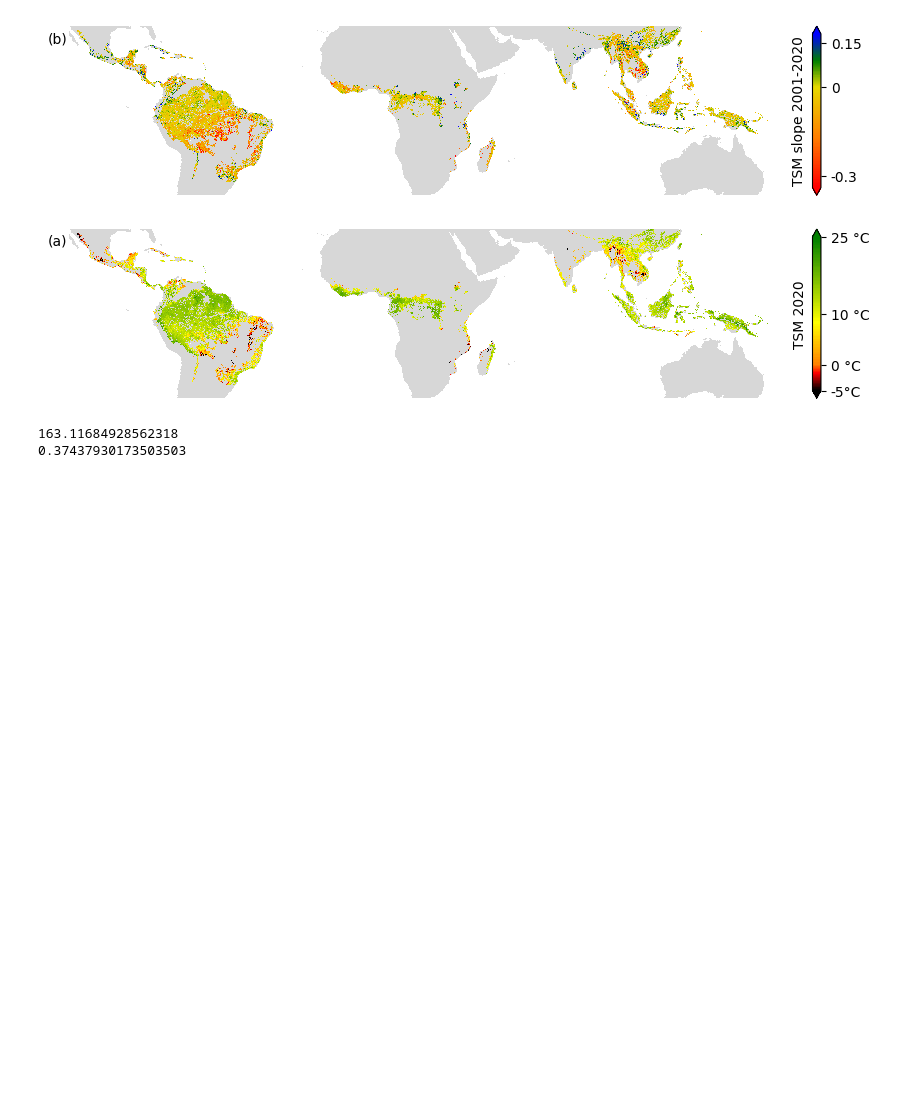
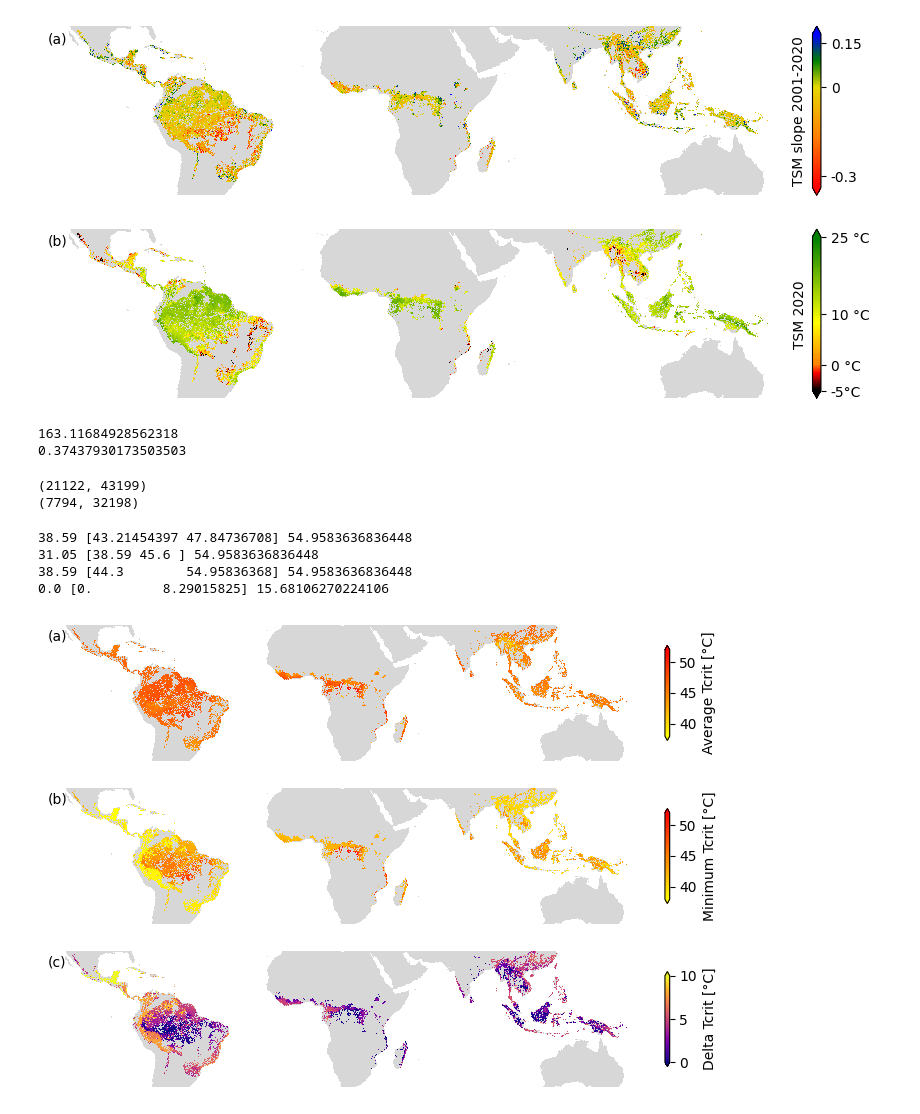
Before and after one commit to gaslen/Tcrit_tropical, a Jupyter notebook: figures.ipynb, the cells around one changed output. Cells and saved outputs as stored; diff of their text form; code cells hidden in the pictures; blank space fills up the shorter version.

Commit message:
figure 4 done

```diff
--- a/figures.ipynb
+++ b/figures.ipynb
@@ -152,6 +72,5 @@ def shiftedColorMap(cmap, start=0, midpoint=0.5, stop=1.0, name='shiftedcmap'):
 # %%
-fig, (ax1, ax2) = plt.subplots(
-    2, 1, figsize=(10,4), gridspec_kw={'left': 0.05, 'right': 0.95, 'top': 0.98, 'bottom': 0.05})
+fig, (ax1, ax2) = plt.subplots(2, 1, figsize=(10,4), gridspec_kw={'left': 0.05, 'right': 0.95, 'top': 0.98, 'bottom': 0.05})
 
 for ax in [ax1, ax2]:
     ax.imshow(terra[slice_tropics], cmap=cmap_terra)
@@ -173,7 +92,7 @@ im.set_rasterized(True)
 # color bar
 cbar = fig.colorbar(im, extend='both', shrink=1, ticks = [-0.3, 0, 0.15], format= mticker.FixedFormatter([-0.3,0,0.15]),)
 cbar.ax.set_ylabel('TSM slope 2001-2020', rotation=90, labelpad=-50, fontdict={'fontsize': 10})
-ax1.text(-0.03, 0.97, '(a)', transform=ax2.transAxes,fontsize=10, va='top', ha='left')
+ax1.text(-0.03, 0.97, '(a)', transform=ax1.transAxes,fontsize=10, va='top', ha='left')
 
 # Plot TSM 2020 map (figure 1b)
 colors_ = [(0, 0, 0), (1, 0, 0), (1, 1, 0), (0, 0.5, 0)]
@@ -191,9 +110,8 @@ im.set_rasterized(True)
 # colorbar
 cbar = fig.colorbar(im, extend='both', shrink=1, ticks = [-5, 0, 10, 25], format= mticker.FixedFormatter([f'-5°C', '0 °C', '10 °C', f'25 °C']),)
 cbar.ax.set_ylabel('TSM 2020', rotation=90, labelpad=-55, fontdict={'fontsize': 10})
-ax2.text(-0.03, 0.97, '(b)', transform=ax1.transAxes,fontsize=10, va='top', ha='left')
+ax2.text(-0.03, 0.97, '(b)', transform=ax2.transAxes,fontsize=10, va='top', ha='left')
 
-plt.tight_layout()
 plt.savefig("figures/resubmission/TSM_figure.pdf", bbox_inches='tight')
 # %% [output]
 [figure]
@@ -209,0 +130,60 @@ print(area_pos_slope / tot_area)
+# %%
+# read Tcrit map
+tcrit_map = rio.open(DATA_PATH + '/outputs/Tcrit_map_mean_1981_2010_v15.tif', 'r').read(1)
+print(tcrit_map.shape)
+# Slice Tcrit map to tropics and mask where TSM map is masked
+tcrit_map = tcrit_map[slice_tropics]
+tcrit_map[np.isnan(tsm_2020_map)] = np.nan
+print(tcrit_map.shape)
+# %% [output]
+(21122, 43199)
+(7794, 32198)
+# %%
+min_tcrit = rio.open(DATA_PATH + '/outputs/Tcrit_map_min_1981_2010_v15.tif', 'r').read(1)
+min_tcrit = min_tcrit[slice_tropics]
+min_tcrit[np.isnan(tsm_2020_map)] = np.nan
+# max_tcrit = rio.open(DATA_PATH + '/outputs/Tcrit_map_max_1981_2010_v15.tif', 'r').read(1)
+# max_tcrit = max_tcrit[slice_tropics]
+# max_tcrit[np.isnan(tsm_2020_map)] = np.nan
+delta_tcrit = tcrit_map - min_tcrit
+# %%
+print(np.nanmin(tcrit_map), np.nanquantile(tcrit_map, (0.05,0.95)), np.nanmax(tcrit_map))
+print(np.nanmin(min_tcrit), np.nanquantile(min_tcrit, (0.05,0.95)), np.nanmax(min_tcrit))
+# print(np.nanmin(max_tcrit), np.nanquantile(max_tcrit, (0.05,0.95)), np.nanmax(max_tcrit))
+print(np.nanmin(delta_tcrit), np.nanquantile(delta_tcrit, (0.05,0.95)), np.nanmax(delta_tcrit))
+# %% [output]
+38.59 [43.21454397 47.84736708] 54.9583636836448
+31.05 [38.59 45.6 ] 54.9583636836448
+38.59 [44.3        54.95836368] 54.9583636836448
+0.0 [0.         8.29015825] 15.68106270224106
+# %%
+fig, axs = plt.subplots(3, 1, figsize=(10,6))
+
+tcrit_minn = 38
+tcrit_maxx = 52
+tcrit_cmap = colors.LinearSegmentedColormap.from_list("tcrit", ["yellow", "red"])
+delta_minn = 0
+delta_maxx = 10
+
+for ax, data, cmap, minn, maxx, ylab, abc in zip(
+    axs, [tcrit_map, min_tcrit, delta_tcrit], [tcrit_cmap, tcrit_cmap, 'plasma'], [tcrit_minn, tcrit_minn, delta_minn], [tcrit_maxx, tcrit_maxx, delta_maxx],
+    ['Average Tcrit [°C]', 'Minimum Tcrit [°C]', 'Delta Tcrit [°C]'], ['(a)','(b)','(c)']):
+
+    ax.imshow(terra[slice_tropics], cmap=cmap_terra)
+    im = ax.imshow(data, cmap=cmap, interpolation='none')
+    im.set_clim(minn, maxx)
+    ax.set_axis_off()
+    # keep map rasterized
+    ax.set_rasterization_zorder(0)
+    im.set_zorder(0)
+    im.set_rasterized(True)
+
+    cbar = fig.colorbar(im, extend='both', shrink=0.7)#, ticks = [40, 45, 50, 55],
+        # format= mticker.FixedFormatter(['40°C', '45 °C', '50 °C', '55°C']))
+    cbar.ax.set_ylabel(ylab, rotation=90, fontdict={'fontsize': 10}) #labelpad=-45,
+
+    ax.text(-0.03, 0.97, abc, transform=ax.transAxes,fontsize=10, va='top', ha='left')
+
+plt.savefig("figures/resubmission/Tcrit_mean_min_delta.pdf", bbox_inches='tight')
+# %% [output]
+[figure, added]
```
Also changed, not shown: parts of 75 cells of this notebook, 4 other files.
